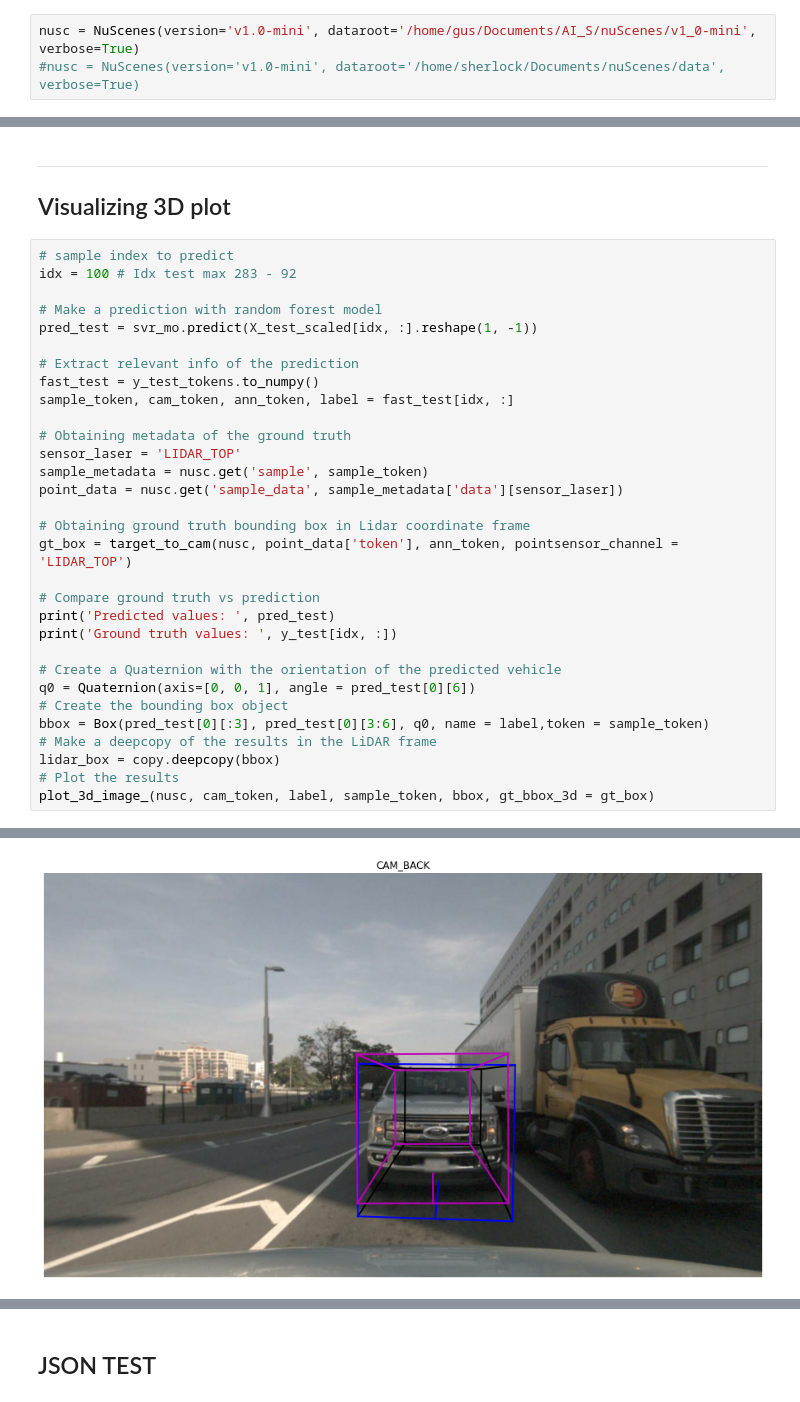
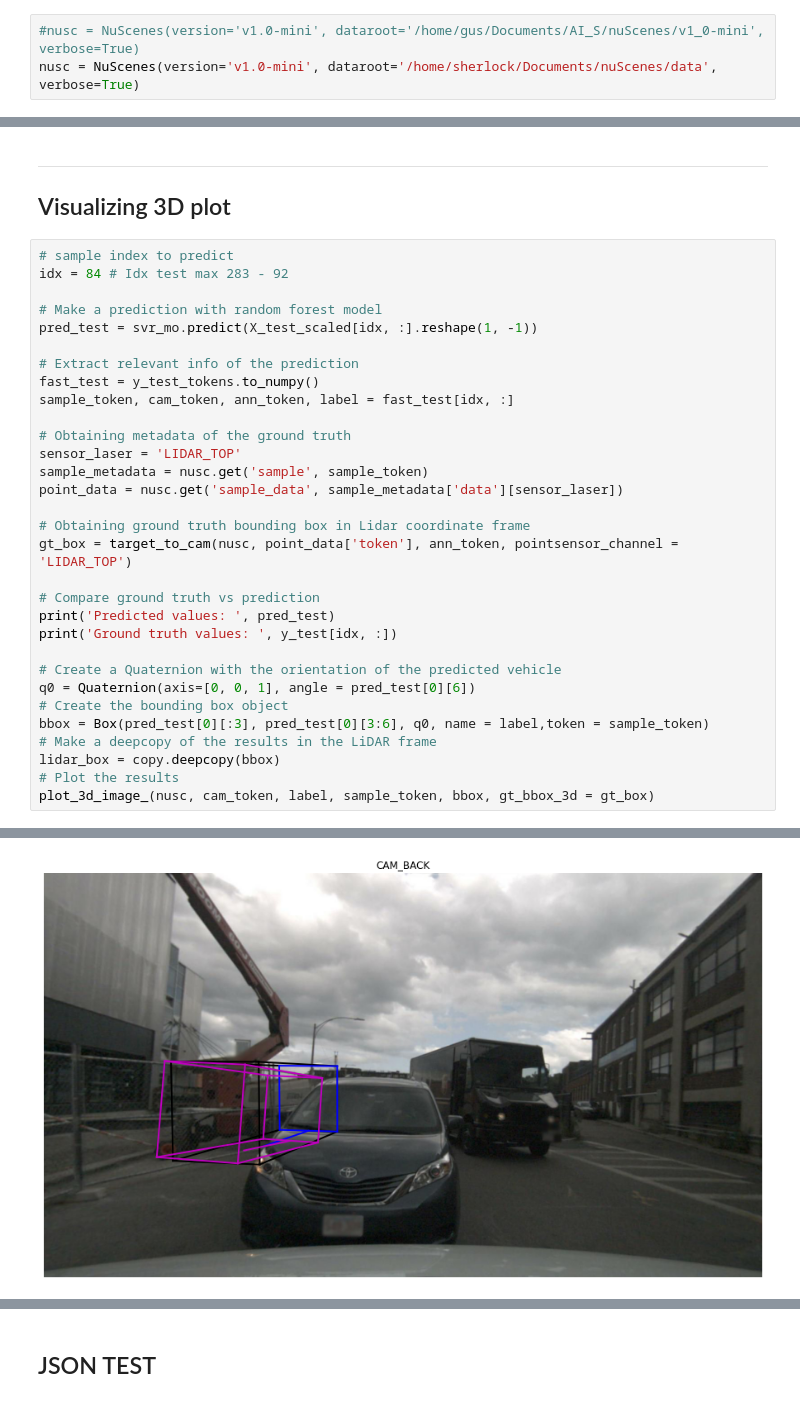
Before and after one commit to MikeS96/3d_obj_detection, a Jupyter notebook: 3D Bounding box regressor.ipynb, the cells around one changed output, grey strips where cells are left out. Drawn from its saved outputs; the diff is of its cells as text.

```diff
--- a/3D Bounding box regressor.ipynb
+++ b/3D Bounding box regressor.ipynb
@@ -28,8 +28,8 @@ from utils.misc import *
 
 %matplotlib inline
 # %%
-nusc = NuScenes(version='v1.0-mini', dataroot='/home/gus/Documents/AI_S/nuScenes/v1_0-mini', verbose=True)
-#nusc = NuScenes(version='v1.0-mini', dataroot='/home/sherlock/Documents/nuScenes/data', verbose=True)
+#nusc = NuScenes(version='v1.0-mini', dataroot='/home/gus/Documents/AI_S/nuScenes/v1_0-mini', verbose=True)
+nusc = NuScenes(version='v1.0-mini', dataroot='/home/sherlock/Documents/nuScenes/data', verbose=True)
 # %% [output]
 ======
 Loading NuScenes tables for version v1.0-mini...
@@ -509,7 +509,7 @@ KeyboardInterrupt:
 ## Visualizing 3D plot
 # %%
 # sample index to predict
-idx = 100 # Idx test max 283 - 92
+idx = 84 # Idx test max 283 - 92
 
 # Make a prediction with random forest model
 pred_test = svr_mo.predict(X_test_scaled[idx, :].reshape(1, -1))
@@ -546,4 +546,4 @@ Ground truth values:  [-0.13879966 -7.96273244 -1.12607938  1.979       4.782
-[figure, old version]
+[figure, new version]
 # %%
 # Mapping predicted bounding box to world coordinate frame
 bbox_map_world = pred_to_world(nusc, point_data['token'], lidar_box, pointsensor_channel = 'LIDAR_TOP')
```
Also changed, not shown: parts of 10 cells of this notebook.
